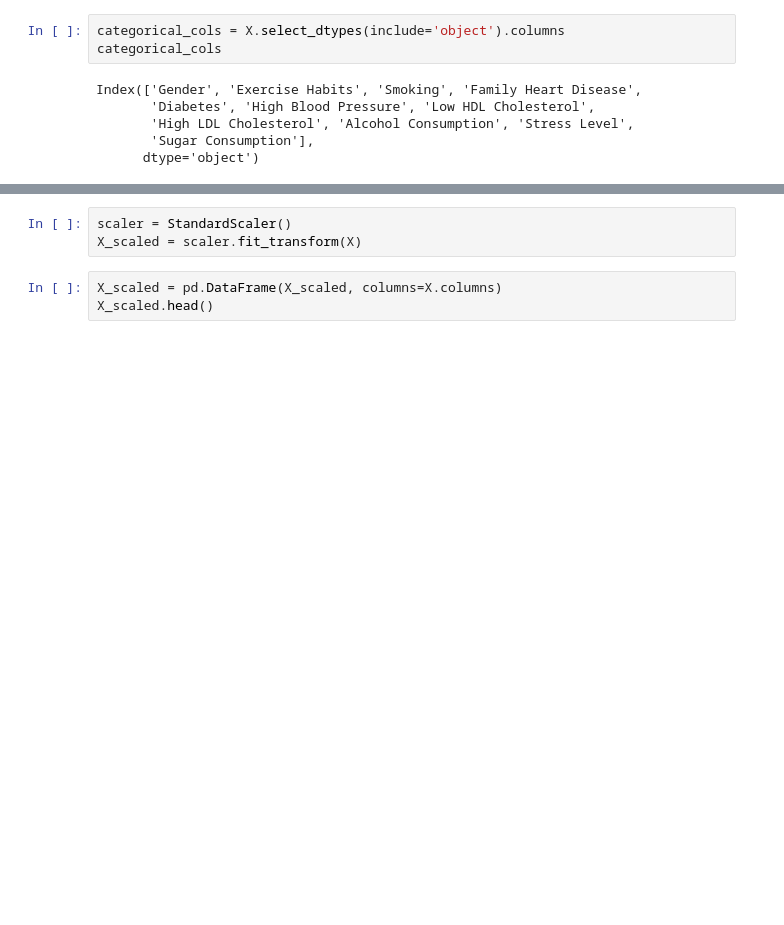
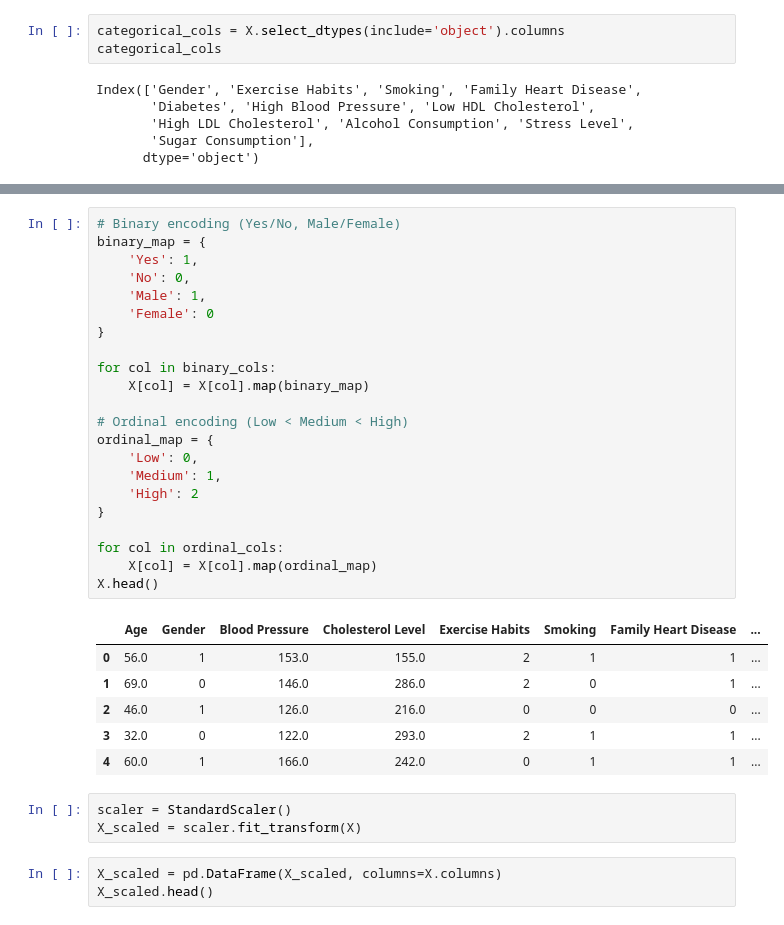
Before and after one commit to seyon1988/Machine-Learning-Programming-Assignment-IT5052, a Jupyter notebook: notebooks/supervised_learning/heart_disease.ipynb, the cells around one changed output, grey strips where cells are left out. Saved outputs shown, nothing was run; the diff lists cells and outputs as text; blank space fills up the shorter version.

```diff
--- a/notebooks/supervised_learning/heart_disease.ipynb
+++ b/notebooks/supervised_learning/heart_disease.ipynb
@@ -230,3 +257,32 @@ dtype: int64
+# %%
+# Binary encoding (Yes/No, Male/Female)
+binary_map = {
+    'Yes': 1,
+    'No': 0,
+    'Male': 1,
+    'Female': 0
+}
+
+for col in binary_cols:
+    X[col] = X[col].map(binary_map)
+
+# Ordinal encoding (Low < Medium < High)
+ordinal_map = {
+    'Low': 0,
+    'Medium': 1,
+    'High': 2
+}
+
+for col in ordinal_cols:
+    X[col] = X[col].map(ordinal_map)
+X.head()
+# %% [output]
+|  | Age | Gender | Blood Pressure | Cholesterol Level | Exercise Habits | Smoking | Family Heart Disease | ... |
+| 0 | 56.0 | 1 | 153.0 | 155.0 | 2 | 1 | 1 | ... |
+| 1 | 69.0 | 0 | 146.0 | 286.0 | 2 | 0 | 1 | ... |
+| 2 | 46.0 | 1 | 126.0 | 216.0 | 0 | 0 | 0 | ... |
+| 3 | 32.0 | 0 | 122.0 | 293.0 | 2 | 1 | 1 | ... |
+| 4 | 60.0 | 1 | 166.0 | 242.0 | 0 | 1 | 1 | ... |
 # %%
 scaler = StandardScaler()
 X_scaled = scaler.fit_transform(X)
```
Also changed, not shown: parts of 9 cells of this notebook.
